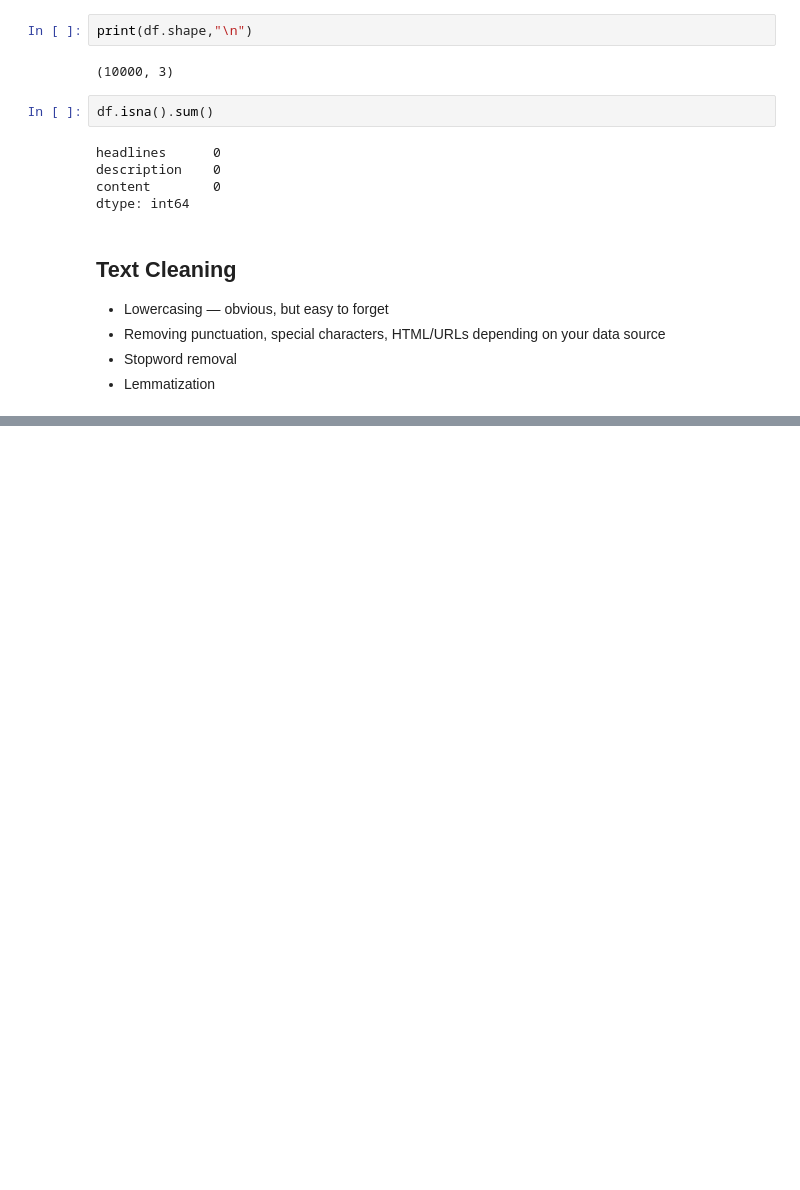
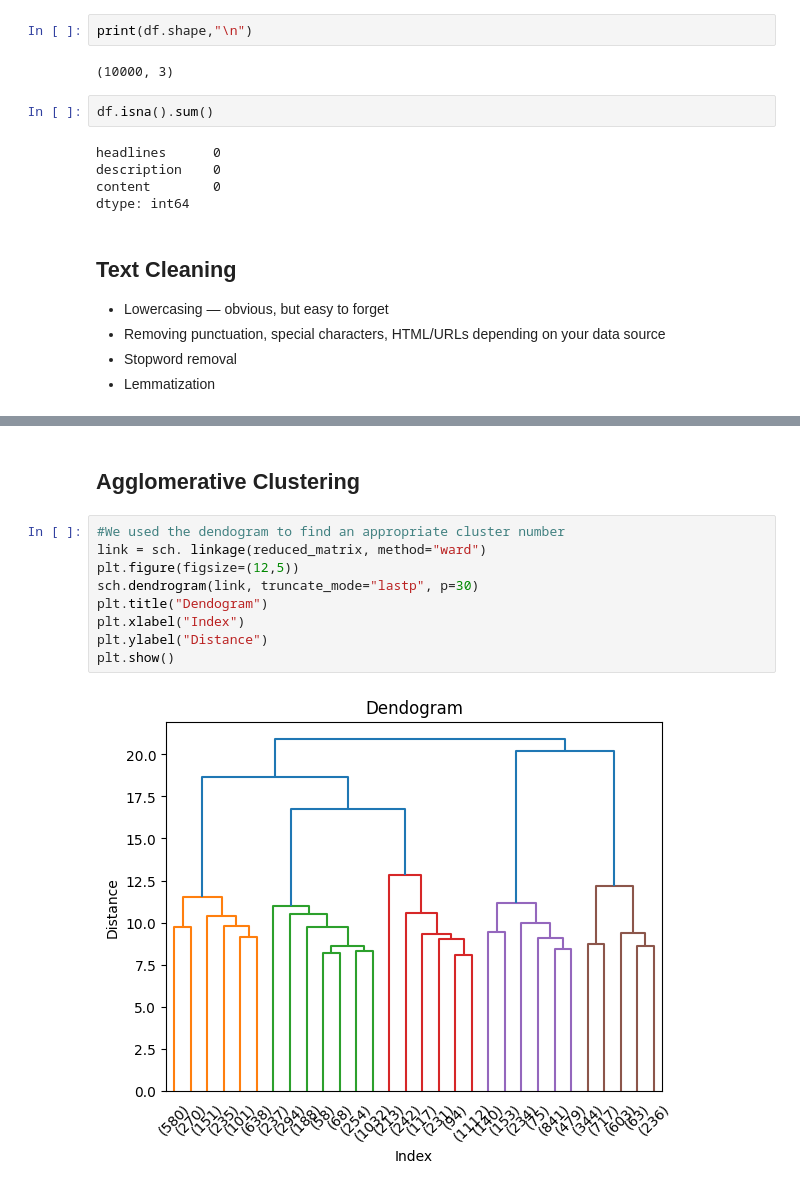
Before and after one commit to HusseinH214/Applied-Machine-Learning-Project-3, a Jupyter notebook: clustering.ipynb, the cells around one changed output, grey strips where cells are left out. Drawn from its saved outputs; the diff is of its cells as text; blank space fills up the shorter version.

```diff
--- a/clustering.ipynb
+++ b/clustering.ipynb
@@ -121,0 +201,13 @@ len(text)
+# %% [markdown]
+## Agglomerative Clustering
+# %%
+#We used the dendogram to find an appropriate cluster number
+link = sch. linkage(reduced_matrix, method="ward")
+plt.figure(figsize=(12,5))
+sch.dendrogram(link, truncate_mode="lastp", p=30)
+plt.title("Dendogram")
+plt.xlabel("Index")
+plt.ylabel("Distance")
+plt.show()
+# %% [output]
+[figure, added]
```
Also changed, not shown: parts of 25 cells of this notebook, 11 other files.
